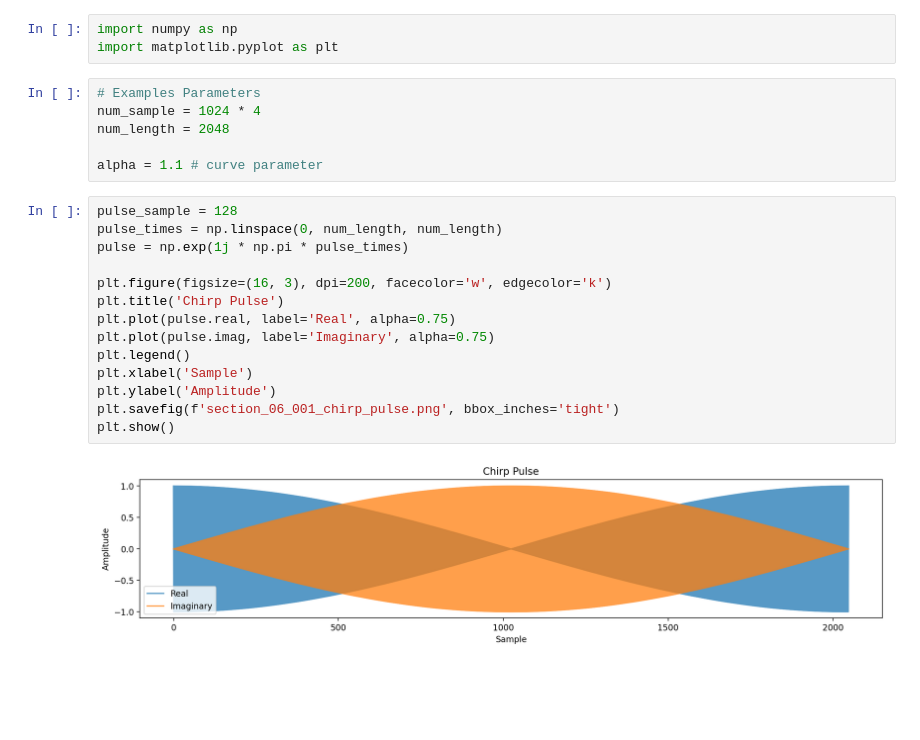
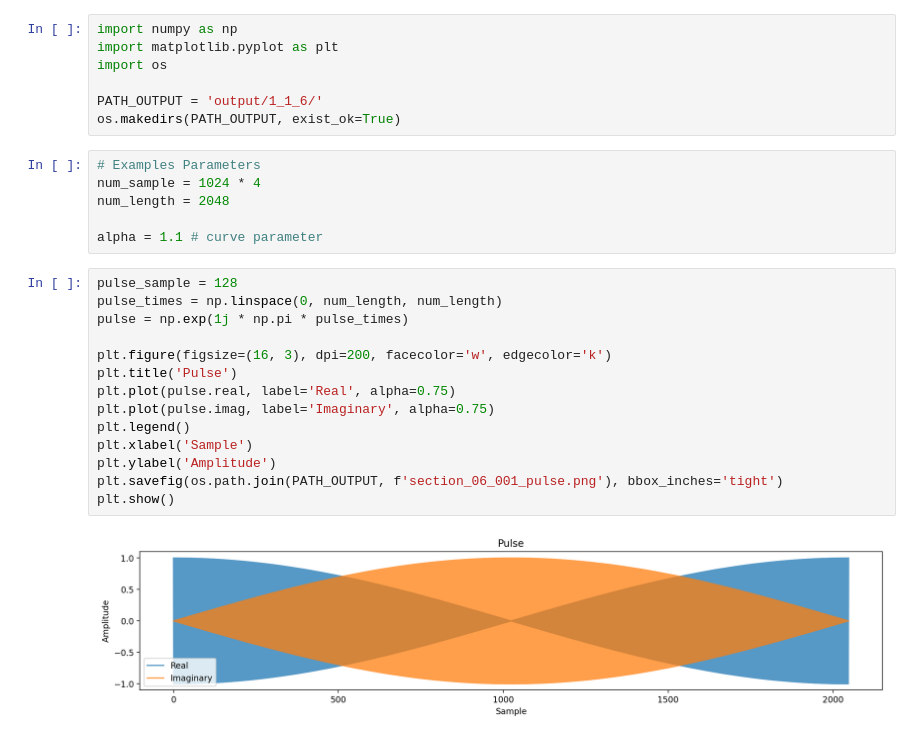
Before and after one commit to syu-tan/sar-python-book, a Jupyter notebook: src/1_1_6_migration.ipynb, the cells around one changed output. Drawn from its saved outputs; the diff is of its cells as text; blank space fills up the shorter version.

```diff
--- a/src/1_1_6_migration.ipynb
+++ b/src/1_1_6_migration.ipynb
@@ -3,6 +11,10 @@
 # %%
 import numpy as np
 import matplotlib.pyplot as plt
+import os
+
+PATH_OUTPUT = 'output/1_1_6/'
+os.makedirs(PATH_OUTPUT, exist_ok=True)
 # %%
 # Examples Parameters
 num_sample = 1024 * 4
@@ -12,19 +24,19 @@ alpha = 1.1 # curve parameter
 # %%
 pulse_sample = 128
 pulse_times = np.linspace(0, num_length, num_length)
 pulse = np.exp(1j * np.pi * pulse_times)
 
 plt.figure(figsize=(16, 3), dpi=200, facecolor='w', edgecolor='k')
-plt.title('Chirp Pulse')
+plt.title('Pulse')
 plt.plot(pulse.real, label='Real', alpha=0.75)
 plt.plot(pulse.imag, label='Imaginary', alpha=0.75)
 plt.legend()
 plt.xlabel('Sample')
 plt.ylabel('Amplitude')
-plt.savefig(f'section_06_001_chirp_pulse.png', bbox_inches='tight')
+plt.savefig(os.path.join(PATH_OUTPUT, f'section_06_001_pulse.png'), bbox_inches='tight')
 plt.show()
 # %% [output]
-[figure, old version]
+[figure, new version]
 # %%
 pulse_ra_filter = np.zeros((num_sample,), dtype=np.complex64)
 tx_offset = 24
```
Also changed, not shown: parts of 6 cells of this notebook, 22 other files.
